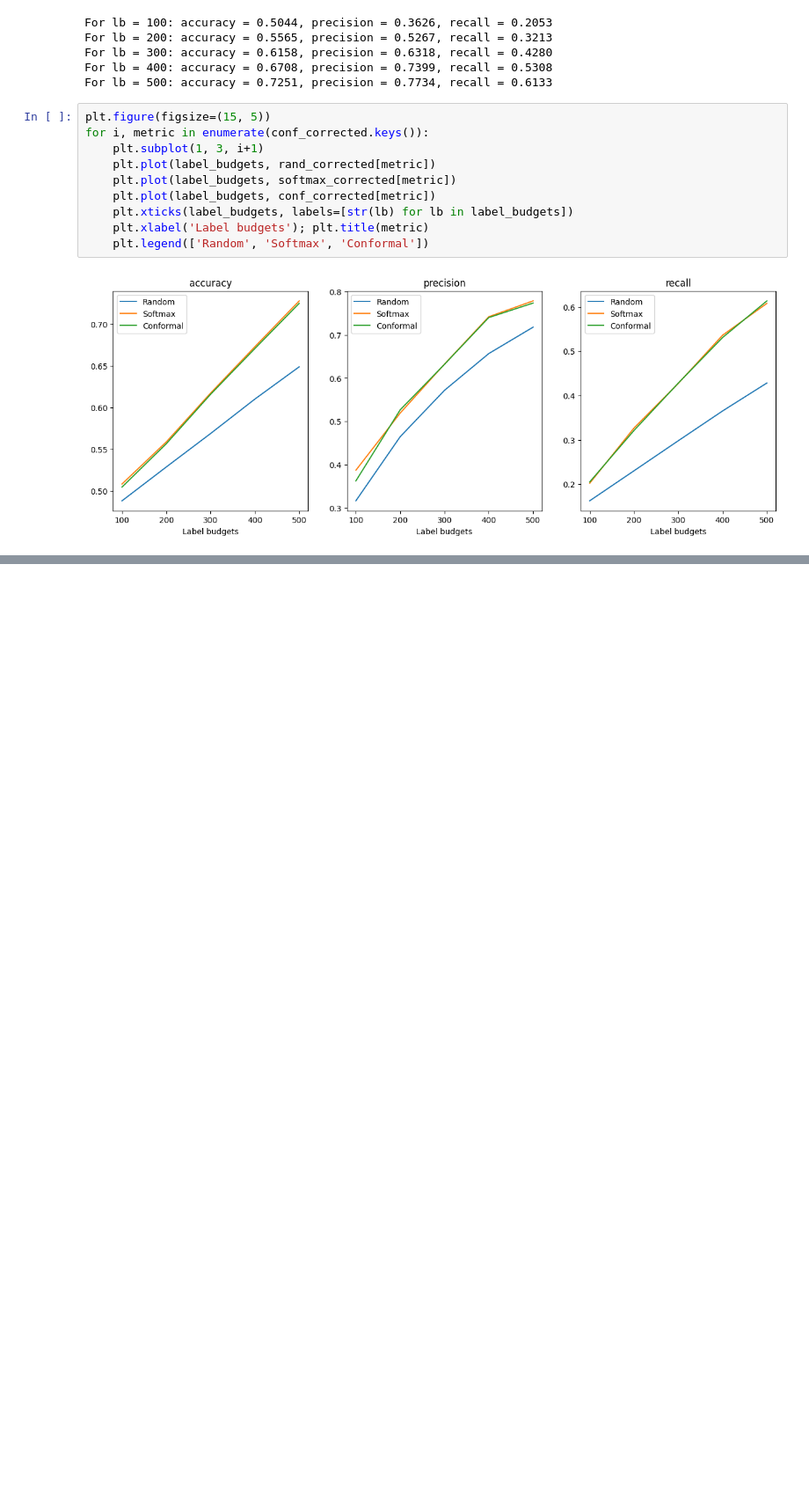
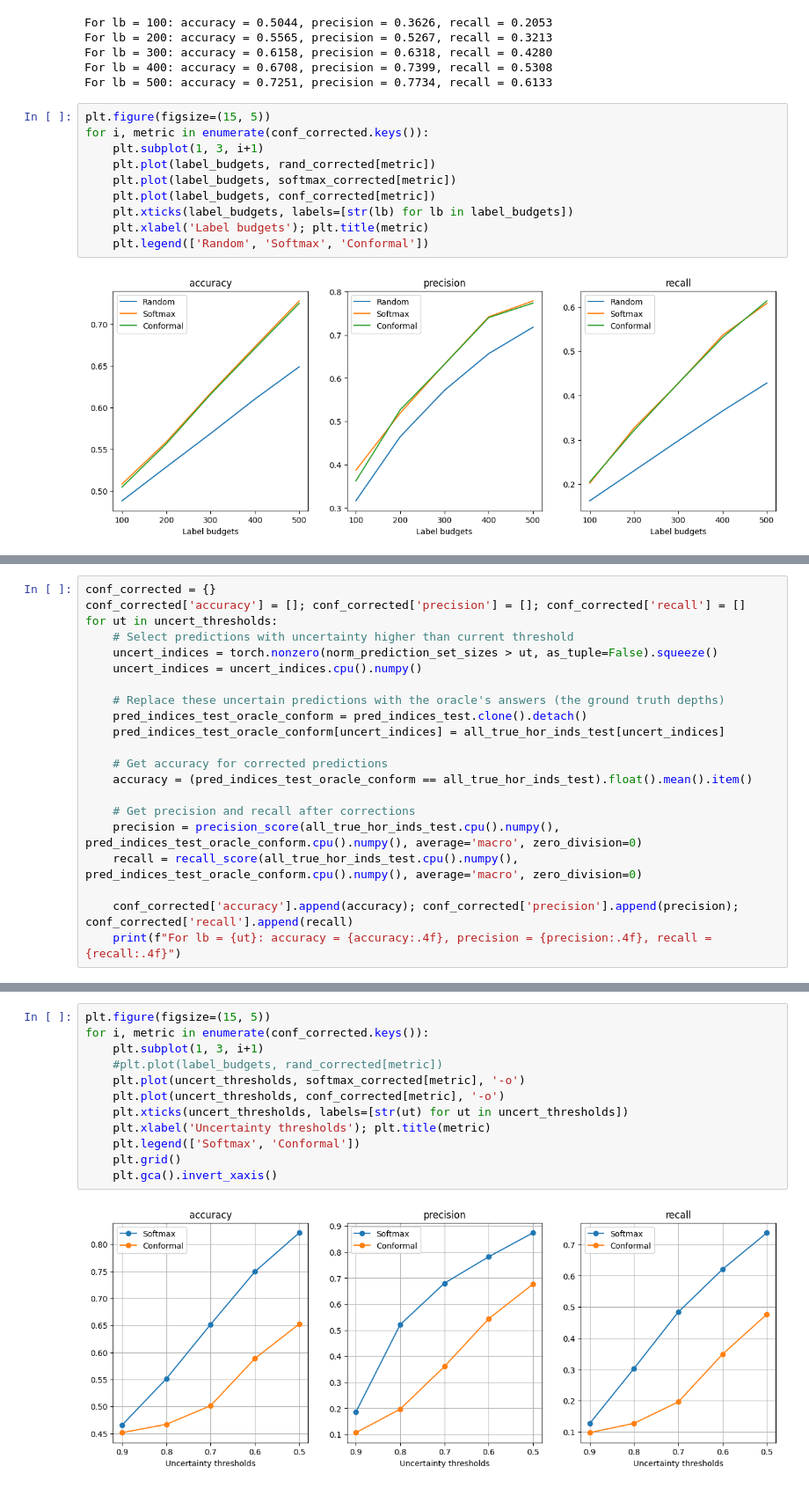
Before and after one commit to calgo-lab/BGR, a Jupyter notebook: notebooks/soil/Conformal_SoilNet.ipynb, the cells around one changed output, grey strips where cells are left out. Shown at 88% size. Cells and saved outputs as stored; diff of their text form; blank space fills up the shorter version.

```diff
--- a/notebooks/soil/Conformal_SoilNet.ipynb
+++ b/notebooks/soil/Conformal_SoilNet.ipynb
@@ -778,0 +806,21 @@ for i, metric in enumerate(conf_corrected.keys()):
+# %%
+conf_corrected = {}
+conf_corrected['accuracy'] = []; conf_corrected['precision'] = []; conf_corrected['recall'] = []
+for ut in uncert_thresholds:
+    # Select predictions with uncertainty higher than current threshold
+    uncert_indices = torch.nonzero(norm_prediction_set_sizes > ut, as_tuple=False).squeeze()
+    uncert_indices = uncert_indices.cpu().numpy()
+
+    # Replace these uncertain predictions with the oracle's answers (the ground truth depths)
+    pred_indices_test_oracle_conform = pred_indices_test.clone().detach()
+    pred_indices_test_oracle_conform[uncert_indices] = all_true_hor_inds_test[uncert_indices]
+
+    # Get accuracy for corrected predictions
+    accuracy = (pred_indices_test_oracle_conform == all_true_hor_inds_test).float().mean().item()
+
+    # Get precision and recall after corrections
+    precision = precision_score(all_true_hor_inds_test.cpu().numpy(), pred_indices_test_oracle_conform.cpu().numpy(), average='macro', zero_division=0)
+    recall = recall_score(all_true_hor_inds_test.cpu().numpy(), pred_indices_test_oracle_conform.cpu().numpy(), average='macro', zero_division=0)
+
+    conf_corrected['accuracy'].append(accuracy); conf_corrected['precision'].append(precision); conf_corrected['recall'].append(recall)
+    print(f"For lb = {ut}: accuracy = {accuracy:.4f}, precision = {precision:.4f}, recall = {recall:.4f}")
@@ -778,0 +851,14 @@ for i, metric in enumerate(conf_corrected.keys()):
+# %%
+plt.figure(figsize=(15, 5))
+for i, metric in enumerate(conf_corrected.keys()):
+    plt.subplot(1, 3, i+1)
+    #plt.plot(label_budgets, rand_corrected[metric])
+    plt.plot(uncert_thresholds, softmax_corrected[metric], '-o')
+    plt.plot(uncert_thresholds, conf_corrected[metric], '-o')
+    plt.xticks(uncert_thresholds, labels=[str(ut) for ut in uncert_thresholds])
+    plt.xlabel('Uncertainty thresholds'); plt.title(metric)
+    plt.legend(['Softmax', 'Conformal'])
+    plt.grid()
+    plt.gca().invert_xaxis()
+# %% [output]
+[figure, added]
```
Also changed, not shown: parts of 22 cells of this notebook, 1 other file.
